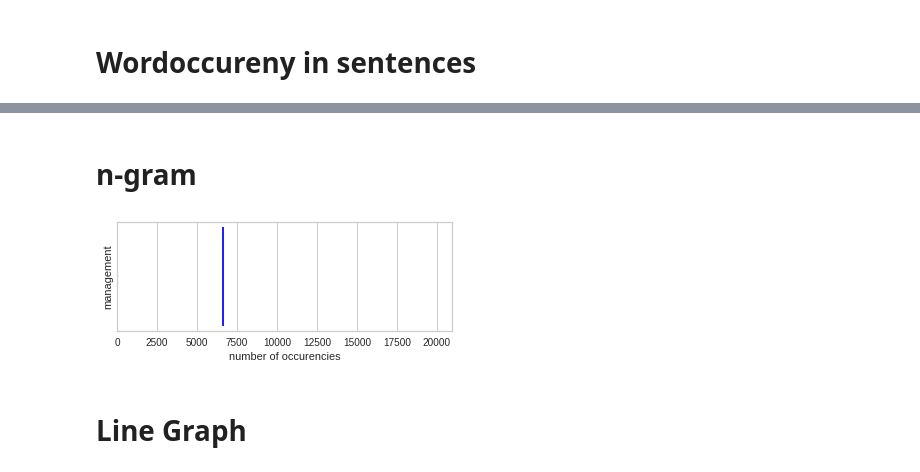
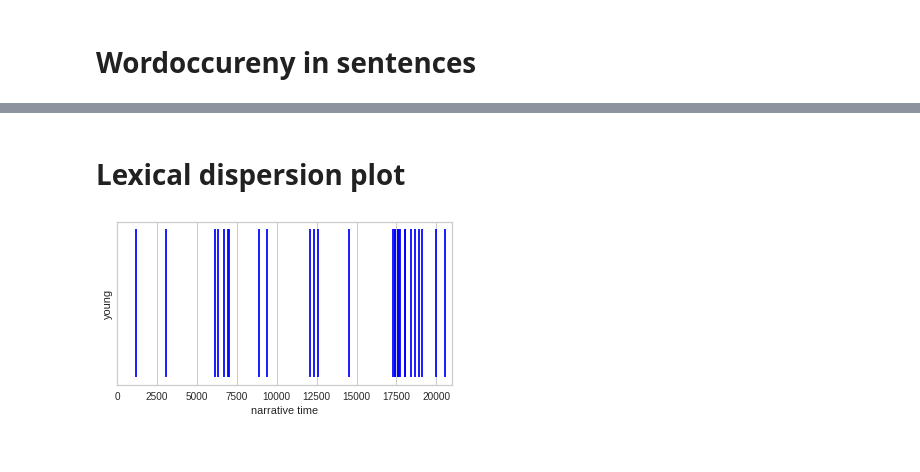
Before and after one commit to Christoph16478/PythonAnalysingTexts, a Jupyter notebook: program.ipynb, the cells around one changed output, grey strips where cells are left out. Drawn from its saved outputs; the diff is of its cells as text; code cells hidden in the pictures.

```diff
--- a/program.ipynb
+++ b/program.ipynb
@@ -78,24 +69,15 @@ s information Project Gutenberg tm including make donations Project Gutenberg L
-# %% [markdown]
-# n-gram
+# %% [markdown]
+# Lexical dispersion plot
 # %%
-words = re.split("\W", RAW.lower())
-words = [w for w in words if w != ""]
-WORD = random.choice(wordsFiltered)
-
-x=list()
-for i in range(0,len(words)):
-    if words[i] == WORD:
-        x.append(i)
+WORD = (random.choice(wordsFiltered))
 
 fig, ax = plt.subplots()
-ax.vlines(x, 0, 1, edgecolor="Blue")
+ax.vlines(x, 0, 1, edgecolor="blue")
 ax.set_xlim([0, len(words)])
-ax.set_xlabel('number of occurencies')
+ax.set_xlabel('narrative time')
 ax.set_xticks([0],minor=True)
 ax.set_ylabel(WORD)
 ax.set_yticks([])
-fig.set_figheight(2)
+fig.set_figheight(3)
 # %% [output]
-[figure, old version]
+[figure, new version]
-# %% [markdown]
-# Line Graph
```
Also changed, not shown: parts of 8 cells of this notebook, 1 other file.
